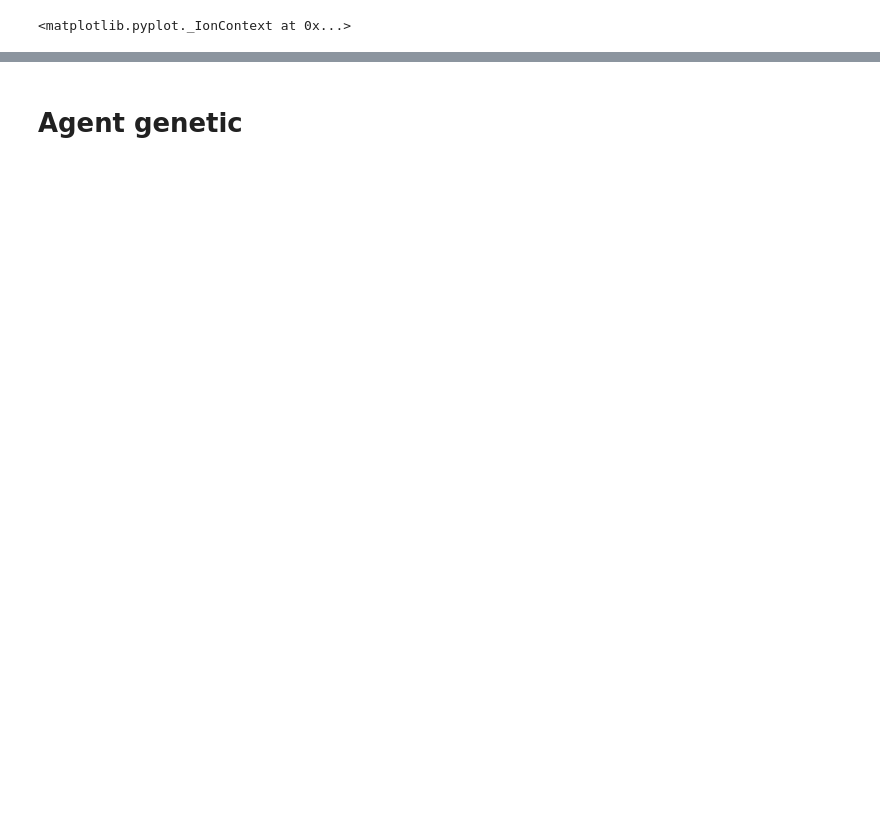
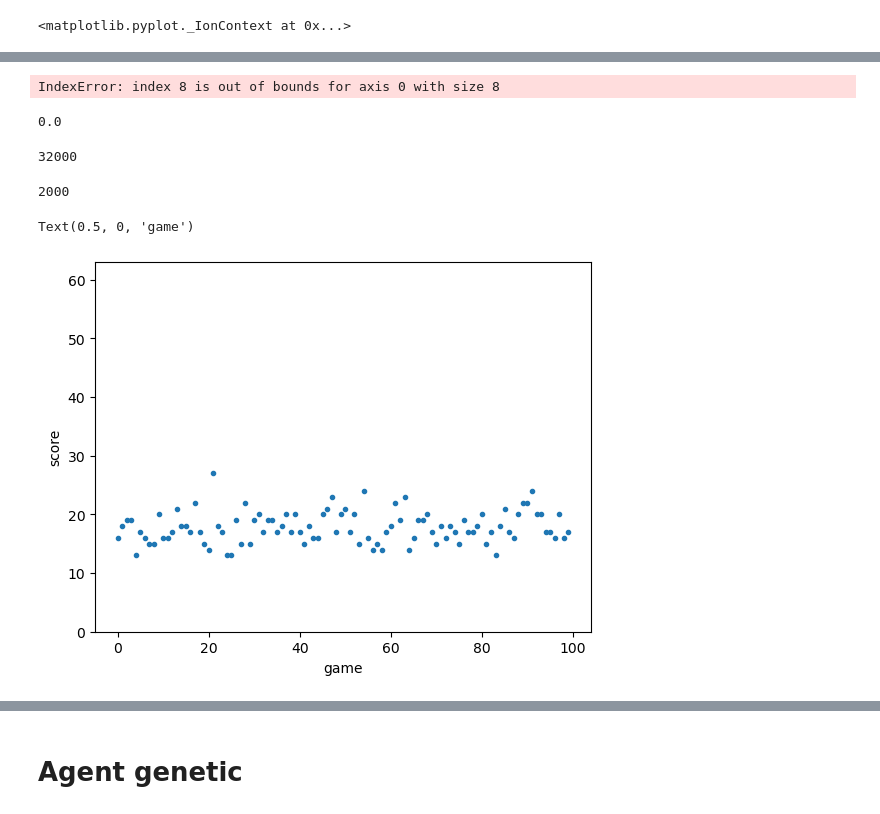
Before and after one commit to anetakahle/snake-ai, a Jupyter notebook: notebook.ipynb, the cells around one changed output, grey strips where cells are left out. Saved outputs shown, nothing was run; the diff lists cells and outputs as text; code cells hidden in the pictures; blank space fills up the shorter version.

Commit message:
replay history with steps

```diff
--- a/notebook.ipynb
+++ b/notebook.ipynb
@@ -17,0 +42,10 @@ plt.ion()
+# %%
+%matplotlib tk
+
+# agent = Agent_hemilton_cycle()
+agent = Agent_simple_random()
+w = World()
+game(agent, w, plot=False)
+
+%matplotlib inline
+w
@@ -17,0 +61,20 @@ plt.ion()
+# %%
+%matplotlib tk
+
+replay(w, plot=True)
+
+%matplotlib inline
+# %% [output]
+IndexError: index 8 is out of bounds for axis 0 with size 8
+# %%
+0/1
+# %% [output]
+0.0
+# %%
+8*8*500
+# %% [output]
+32000
+# %%
+4 * 500
+# %% [output]
+2000
@@ -17,0 +83,17 @@ plt.ion()
+# %%
+scores = []
+step_counts = []
+for ii in range(100):
+    agent = Agent_hemilton_cycle()
+    w = World()
+    game(agent, w)
+    scores.append(w.score)
+    step_counts.append(w.steps)
+
+plt.plot(scores, '.')
+plt.ylim(0,63)
+plt.ylabel('score')
+plt.xlabel('game')
+# %% [output]
+Text(0.5, 0, 'game')
+[figure, added]
```
Also changed, not shown: parts of 18 cells of this notebook, 1 other file.
